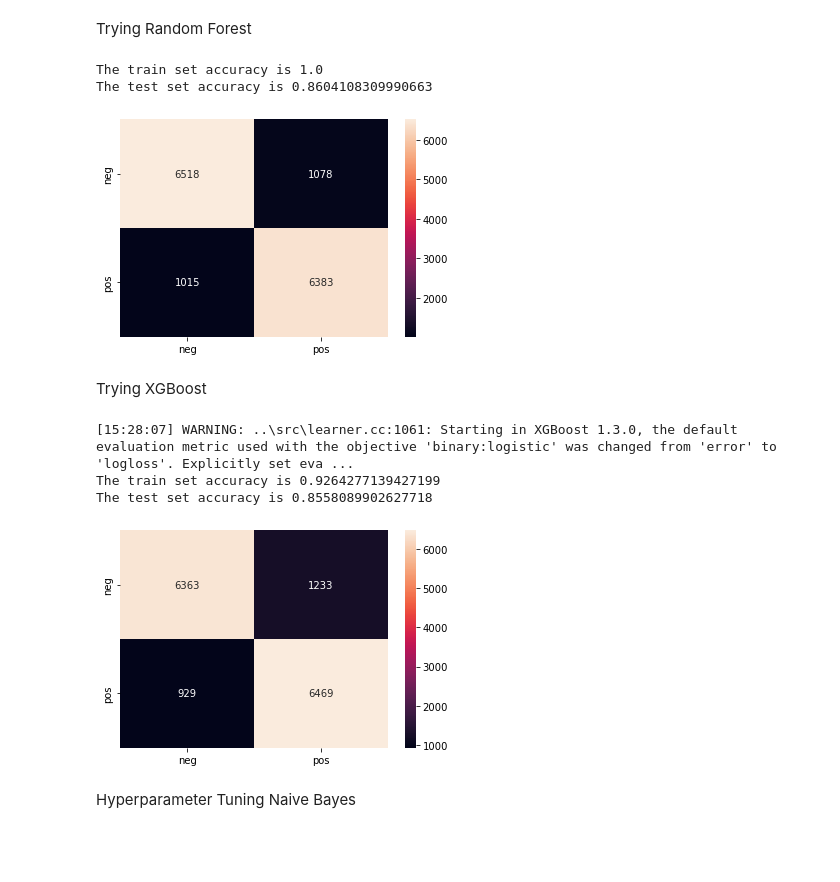
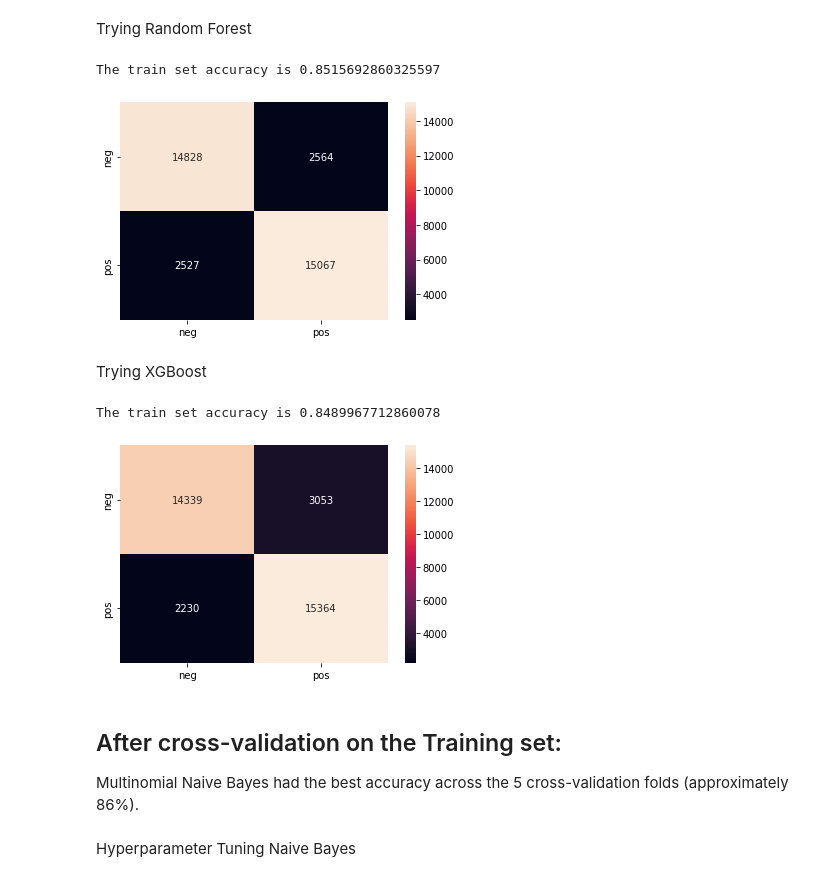
Before and after one commit to christesont/cs4448_finalproject, a Jupyter notebook: cs4448_finalproject.ipynb, the cells around one changed output. Saved outputs shown, nothing was run; the diff lists cells and outputs as text; code cells hidden in the pictures; blank space fills up the shorter version.

```diff
--- a/cs4448_finalproject.ipynb
+++ b/cs4448_finalproject.ipynb
@@ -145,49 +164,54 @@ Trying Random Forest
 # %%
 from sklearn.ensemble import RandomForestClassifier
 
-pipe_rf = Pipeline([('tfidf', TfidfVectorizer(stop_words="english")), ('clf', RandomForestClassifier())])
+pipe_rf = Pipeline([('tfidf', TfidfVectorizer(stop_words="english")), ('clf', RandomForestClassifier(n_jobs=5))])
 
 pipe_rf.fit(X_train, y_train)
 
-predicted_sentiment = pipe_rf.predict(X_test)
+cv_acc_score = np.mean(cross_val_score(pipe_rf, X_train, y_train, scoring='accuracy'))
 
+# predicted_sentiment = pipe_nb.predict(X_test)
 
-cm = confusion_matrix(y_test, predicted_sentiment)
+predicted_sentiment_train = cross_val_predict(pipe_rf,X_train,y_train)
+
+cm = confusion_matrix(y_train, predicted_sentiment_train)
 sns.heatmap(cm, annot=True, fmt="d", xticklabels=['neg', 'pos'], yticklabels=['neg', 'pos'])
 
-
-predicted_sentiment_train = pipe_rf.predict(X_train)
-
-print(f"The train set accuracy is {accuracy_score(y_train, predicted_sentiment_train)}")
-print(f"The test set accuracy is {accuracy_score(y_test, predicted_sentiment)}")
+print(f"The train set accuracy is {cv_acc_score}")
+# print(f"The test set accuracy is {accuracy_score(y_test, predicted_sentiment)}")
 # %% [output]
-The train set accuracy is 1.0
-The test set accuracy is 0.8604108309990663
+The train set accuracy is 0.8515692860325597
-[figure, old version]
+[figure, new version]
 # %% [markdown]
 Trying XGBoost
 # %%
 from xgboost import XGBClassifier
-pipe_xgb = Pipeline([('tfidf', TfidfVectorizer(stop_words="english")), ('clf', XGBClassifier(objective='multi:softmax', num_class=2))])
+pipe_xgb = Pipeline([('tfidf', TfidfVectorizer(stop_words="english")),
+                     ('clf', XGBClassifier(objective='binary:logistic', use_label_encoder=True,eval_metric='error',n_jobs=5))])
+
+
+import warnings
+warnings.filterwarnings("ignore") #ignore lot of xgb UserWarnings that don't affect results
 
 pipe_xgb.fit(X_train, y_train)
 
-predicted_sentiment = pipe_xgb.predict(X_test)
+cv_acc_score = np.mean(cross_val_score(pipe_xgb, X_train, y_train, scoring='accuracy'))
 
+# predicted_sentiment = pipe_nb.predict(X_test)
+predicted_sentiment_train = cross_val_predict(pipe_xgb,X_train,y_train)
+warnings.filterwarnings("default")
 
-cm = confusion_matrix(y_test, predicted_sentiment)
+cm = confusion_matrix(y_train, predicted_sentiment_train)
 sns.heatmap(cm, annot=True, fmt="d", xticklabels=['neg', 'pos'], yticklabels=['neg', 'pos'])
 
-
-predicted_sentiment_train = pipe_xgb.predict(X_train)
-
-print(f"The train set accuracy is {accuracy_score(y_train, predicted_sentiment_train)}")
-print(f"The test set accuracy is {accuracy_score(y_test, predicted_sentiment)}")
+print(f"The train set accuracy is {cv_acc_score}")
+# print(f"The test set accuracy is {accuracy_score(y_test, predicted_sentiment)}")
 # %% [output]
-[15:28:07] WARNING: ..\src\learner.cc:1061: Starting in XGBoost 1.3.0, the default evaluation metric used with the objective 'binary:logistic' was changed from 'error' to 'logloss'. Explicitly set eva ...
-The train set accuracy is 0.9264277139427199
-The test set accuracy is 0.8558089902627718
+The train set accuracy is 0.8489967712860078
-[figure, old version]
+[figure, new version]
+# %% [markdown]
+## After cross-validation on the Training set:
+Multinomial Naive Bayes had the best accuracy across the 5 cross-validation folds (approximately 86%).
 # %% [markdown]
 Hyperparameter Tuning Naive Bayes
 # %%
```
Also changed, not shown: parts of 9 cells of this notebook.
